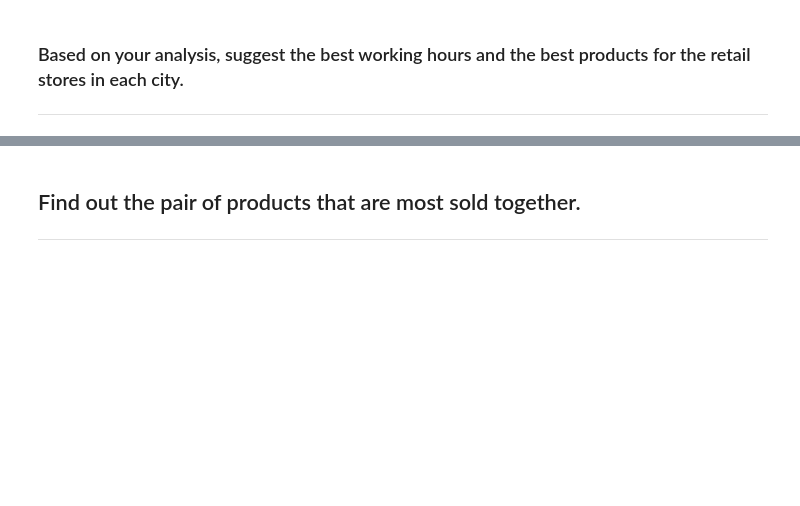
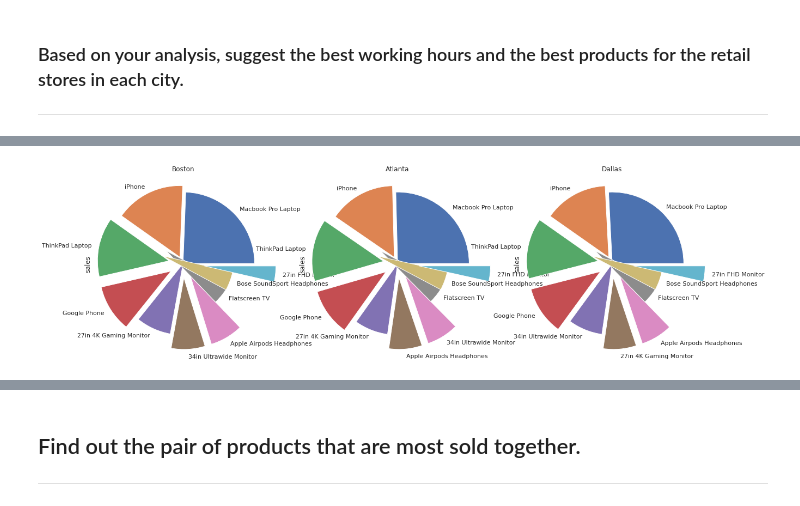
Before and after one commit to goswamimohit/Sales_Dtaa_EDA, a Jupyter notebook: eda-on-sales.ipynb, the cells around one changed output, grey strips where cells are left out. Cells and saved outputs as stored; diff of their text form; code cells hidden in the pictures; blank space fills up the shorter version.

```diff
--- a/eda-on-sales.ipynb
+++ b/eda-on-sales.ipynb
@@ -343,0 +433,7 @@ s_c_gp['sales'].sum().plot(kind='pie',figsize=(10, 10))
+# %%
+fig, axes = plt.subplots(nrows=1, ncols=3)
+Bo_p_gp['sales'].sum().nlargest(10).plot(kind='pie',ax=axes[0],figsize=(20, 15),explode=fg).set_title('Boston');
+At_p_gp['sales'].sum().nlargest(10).plot(kind='pie',ax=axes[1],figsize=(20, 15),explode=fg).set_title('Atlanta');
+Da_p_gp['sales'].sum().nlargest(10).plot(kind='pie',ax=axes[2],figsize=(20, 15),explode=fg).set_title('Dallas');
+# %% [output]
+[figure, added]
```
Also changed, not shown: parts of 12 cells of this notebook.
